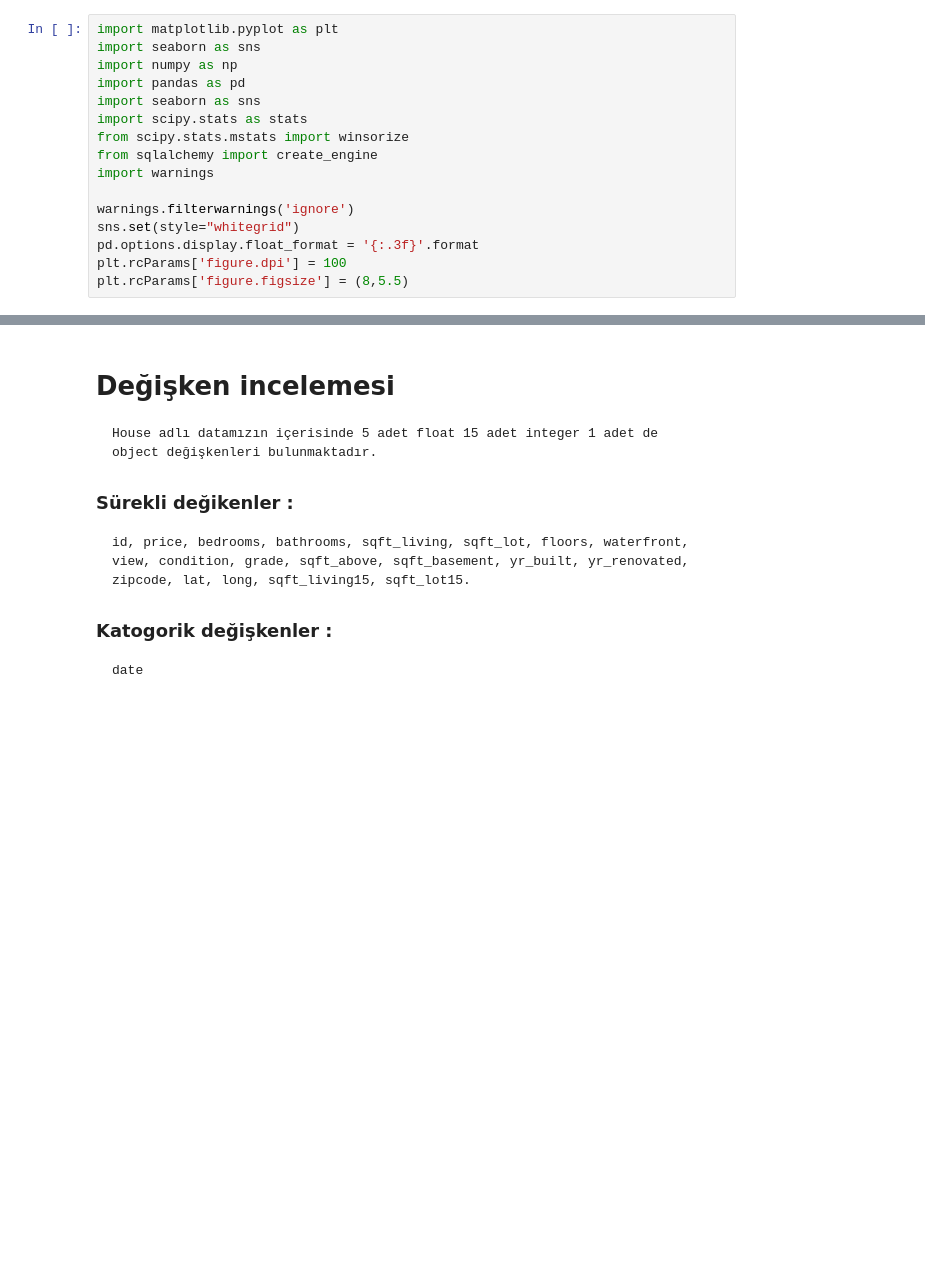
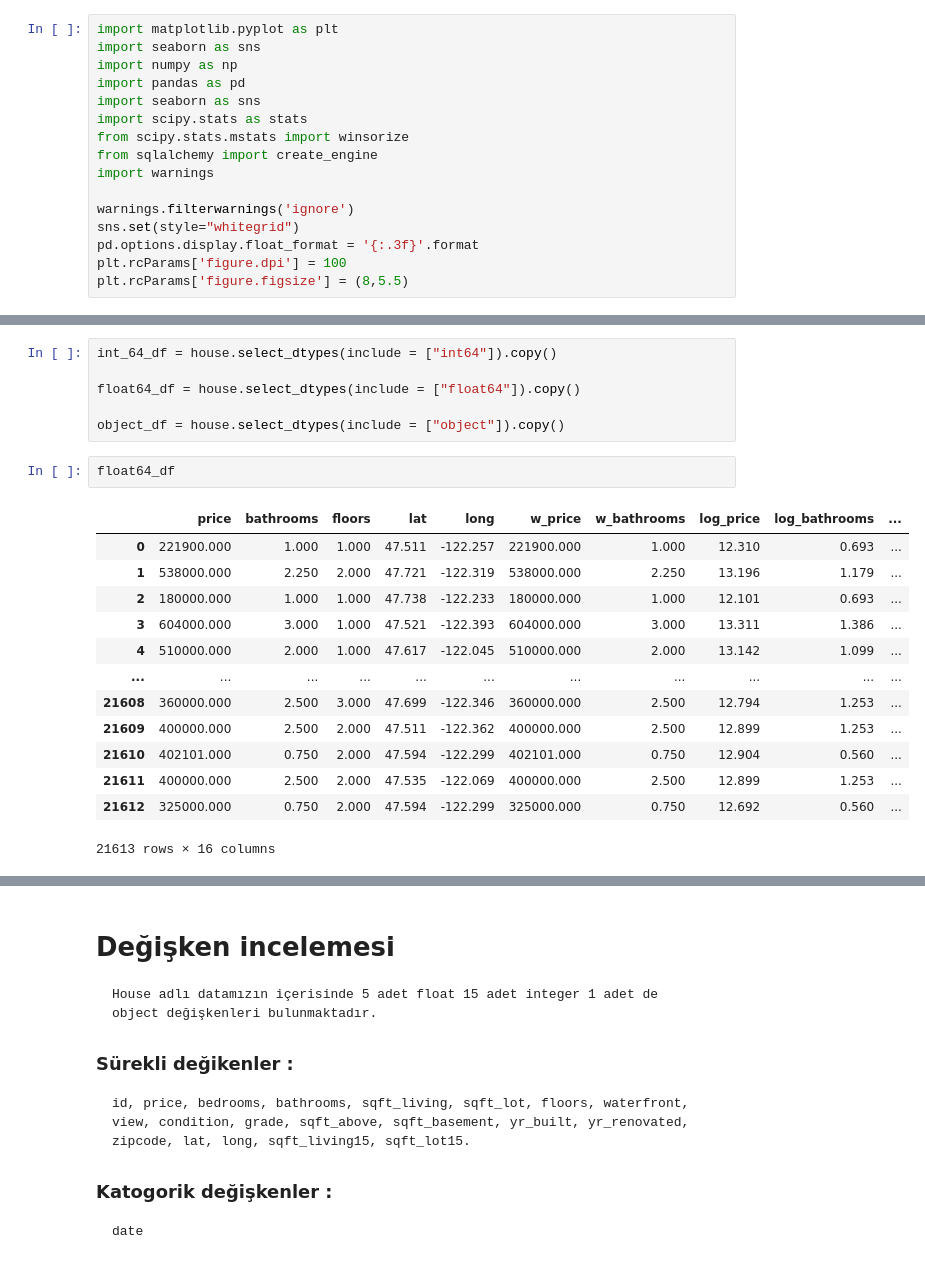
Before and after one commit to aytackolukisa/My_Projects, a Jupyter notebook: House.ipynb, the cells around one changed output, grey strips where cells are left out. Saved outputs shown, nothing was run; the diff lists cells and outputs as text; blank space fills up the shorter version.

```diff
--- a/House.ipynb
+++ b/House.ipynb
@@ -35,3 +35,25 @@ Data columns (total 21 columns):
  20  sqft_lot15     21613 non-null  int64
 dtypes: float64(5), int64(15), object(1)
 memory usage: 3.5+ MB
+# %%
+int_64_df = house.select_dtypes(include = ["int64"]).copy()
+
+float64_df = house.select_dtypes(include = ["float64"]).copy()
+
+object_df = house.select_dtypes(include = ["object"]).copy()
+# %%
+float64_df
+# %% [output]
+|  | price | bathrooms | floors | lat | long | w_price | w_bathrooms | log_price | log_bathrooms | ... |
+| 0 | 221900.000 | 1.000 | 1.000 | 47.511 | -122.257 | 221900.000 | 1.000 | 12.310 | 0.693 | ... |
+| 1 | 538000.000 | 2.250 | 2.000 | 47.721 | -122.319 | 538000.000 | 2.250 | 13.196 | 1.179 | ... |
+| 2 | 180000.000 | 1.000 | 1.000 | 47.738 | -122.233 | 180000.000 | 1.000 | 12.101 | 0.693 | ... |
+| 3 | 604000.000 | 3.000 | 1.000 | 47.521 | -122.393 | 604000.000 | 3.000 | 13.311 | 1.386 | ... |
+| 4 | 510000.000 | 2.000 | 1.000 | 47.617 | -122.045 | 510000.000 | 2.000 | 13.142 | 1.099 | ... |
+| ... | ... | ... | ... | ... | ... | ... | ... | ... | ... | ... |
+| 21608 | 360000.000 | 2.500 | 3.000 | 47.699 | -122.346 | 360000.000 | 2.500 | 12.794 | 1.253 | ... |
+| 21609 | 400000.000 | 2.500 | 2.000 | 47.511 | -122.362 | 400000.000 | 2.500 | 12.899 | 1.253 | ... |
+| 21610 | 402101.000 | 0.750 | 2.000 | 47.594 | -122.299 | 402101.000 | 0.750 | 12.904 | 0.560 | ... |
+| 21611 | 400000.000 | 2.500 | 2.000 | 47.535 | -122.069 | 400000.000 | 2.500 | 12.899 | 1.253 | ... |
+| 21612 | 325000.000 | 0.750 | 2.000 | 47.594 | -122.299 | 325000.000 | 0.750 | 12.692 | 0.560 | ... |
+21613 rows × 16 columns
```
Also changed, not shown: parts of 21 cells of this notebook.
